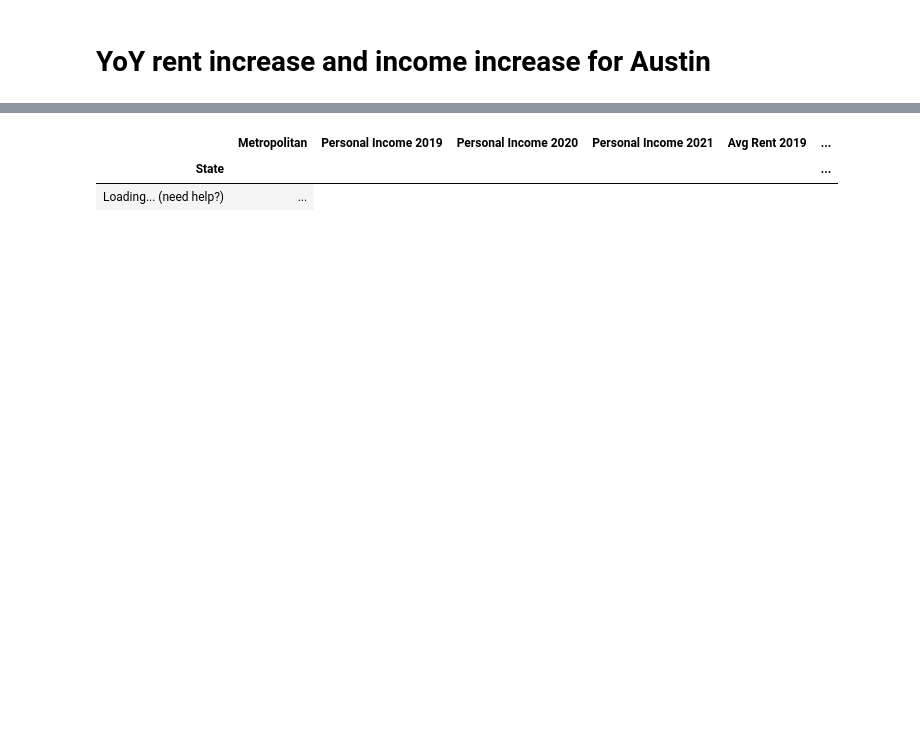
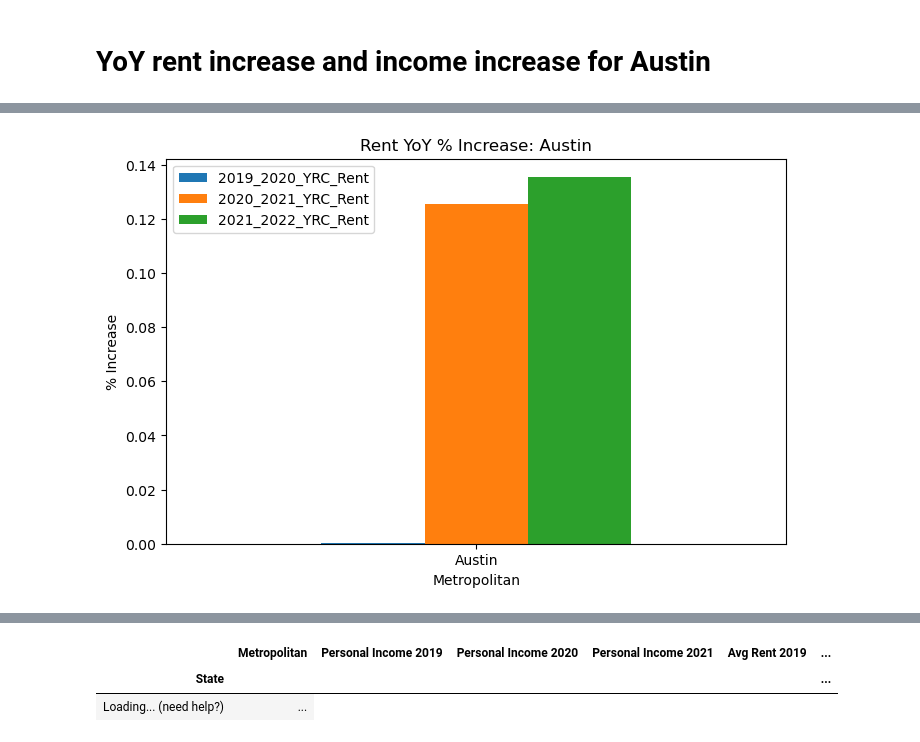
Before and after one commit to neginkanani/Project-1, a Jupyter notebook: Rent_vs_Income_%_change_final.ipynb, the cells around one changed output, grey strips where cells are left out. Cells and saved outputs as stored; diff of their text form; code cells hidden in the pictures; blank space fills up the shorter version.

```diff
--- a/Rent_vs_Income_%_change_final.ipynb
+++ b/Rent_vs_Income_%_change_final.ipynb
@@ -318,0 +352,14 @@ plt.show()
+# %%
+aus_rent = aus_yoy[['Metropolitan', '2019_2020_YRC_Rent', '2020_2021_YRC_Rent',
+       '2021_2022_YRC_Rent']].copy()
+
+pandas_bar_plot = aus_rent.plot(kind="bar",figsize=(8,5))
+
+pandas_bar_plot.set_xticklabels(aus_rent["Metropolitan"], rotation=360)
+
+plt.title("Rent YoY % Increase: Austin")
+plt.xlabel("Metropolitan")
+plt.ylabel("% Increase")
+plt.show()
+# %% [output]
+[figure, added]
```
Also changed, not shown: parts of 9 cells of this notebook, 2 other files.
